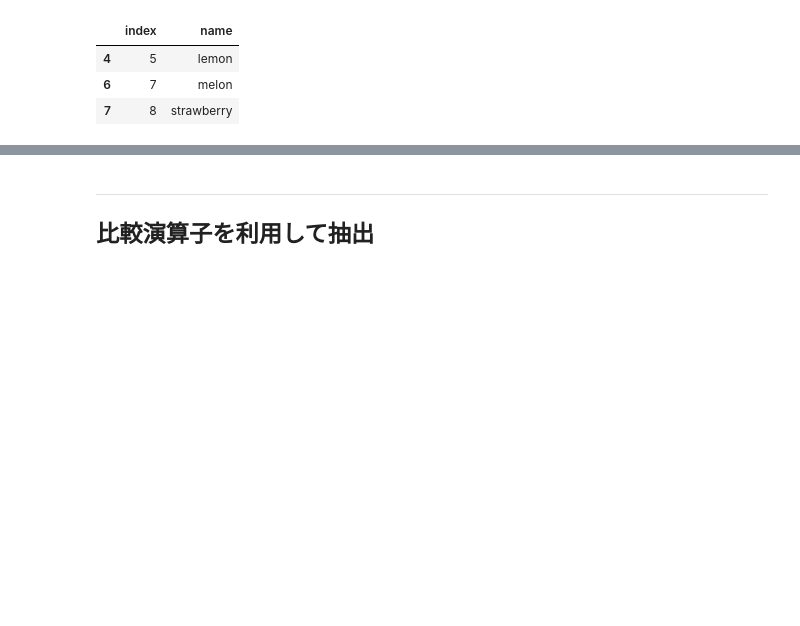
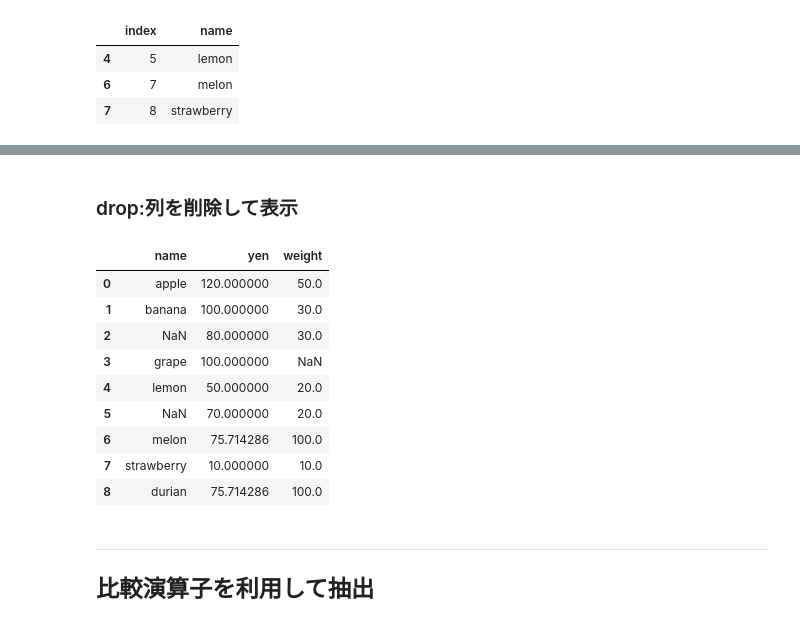
Before and after one commit to WAT36/python, a Jupyter notebook: cheatsheet/pandas.ipynb, the cells around one changed output, grey strips where cells are left out. Drawn from its saved outputs; the diff is of its cells as text; code cells hidden in the pictures; blank space fills up the shorter version.

```diff
--- a/cheatsheet/pandas.ipynb
+++ b/cheatsheet/pandas.ipynb
@@ -237,3 +257,19 @@ df.iloc[[4,6,7],[0,1]]
+# %% [markdown]
+### drop:列を削除して表示
+# %%
+#指定した列を削除するにはdrop、ただしaxis=1とする
+df.drop(['index','stock'],axis=1)
+# %% [output]
+|  | name | yen | weight |
+| 0 | apple | 120.000000 | 50.0 |
+| 1 | banana | 100.000000 | 30.0 |
+| 2 | NaN | 80.000000 | 30.0 |
+| 3 | grape | 100.000000 | NaN |
+| 4 | lemon | 50.000000 | 20.0 |
+| 5 | NaN | 70.000000 | 20.0 |
+| 6 | melon | 75.714286 | 100.0 |
+| 7 | strawberry | 10.000000 | 10.0 |
+| 8 | durian | 75.714286 | 100.0 |
 # %% [markdown]
 <hr>
 
```
Also changed, not shown: parts of 6 cells of this notebook.
